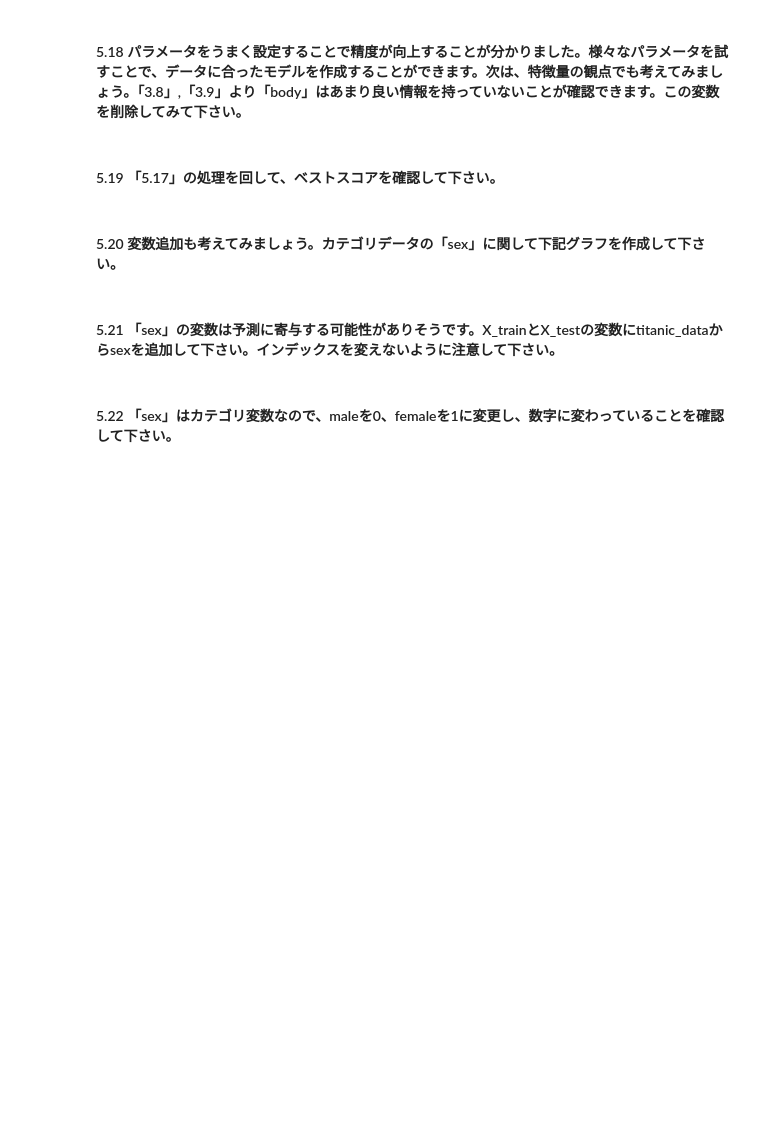
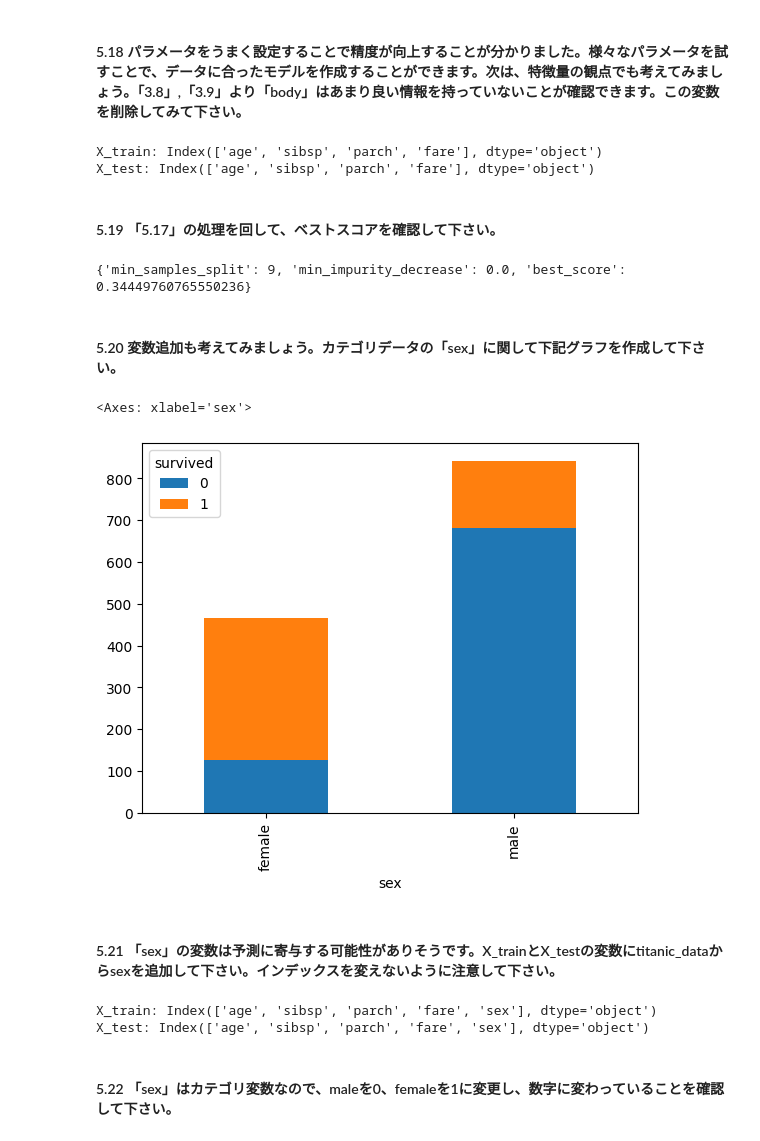
Before and after one commit to s-tak0812/python_train, a Jupyter notebook: machine_learning_editor.ipynb, the cells around one changed output. Saved outputs shown, nothing was run; the diff lists cells and outputs as text; code cells hidden in the pictures; blank space fills up the shorter version.

```diff
--- a/machine_learning_editor.ipynb
+++ b/machine_learning_editor.ipynb
@@ -580,10 +598,50 @@ for min_samples_split in min_samples_split_list:
 # %% [markdown]
 #### 5.18 パラメータをうまく設定することで精度が向上することが分かりました。様々なパラメータを試すことで、データに合ったモデルを作成することができます。次は、特徴量の観点でも考えてみましょう。「3.8」,「3.9」より「body」はあまり良い情報を持っていないことが確認できます。この変数を削除してみて下さい。
+# %%
+X_train.drop('body',axis=1,inplace=True)
+X_test.drop('body',axis=1,inplace=True)
+print("X_train:",X_train.columns)
+print("X_test:",X_test.columns)
+# %% [output]
+X_train: Index(['age', 'sibsp', 'parch', 'fare'], dtype='object')
+X_test: Index(['age', 'sibsp', 'parch', 'fare'], dtype='object')
 # %% [markdown]
 #### 5.19 「5.17」の処理を回して、ベストスコアを確認して下さい。
+# %%
+best_score = 0
+
+min_samples_split_list = [i for i in range(5,11)]
+min_impurity_decrease_list = np.arange(0, 0.025, 0.005)
+
+for min_samples_split in min_samples_split_list:
+    for min_impurity_decrease in min_impurity_decrease_list:
+        decision_tree = tree.DecisionTreeClassifier(min_samples_split=min_samples_split, min_impurity_decrease=min_impurity_decrease,random_state=0)
+        decision_tree.fit(X_train, y_train)
+        y_pred = decision_tree.predict(X_test)
+        score = f1_score(y_test, y_pred)
+        if score > best_score:
+            best_score = score
+            best_parameters = {'min_samples_split':min_samples_split,'min_impurity_decrease':min_impurity_decrease,'best_score':best_score}
+print(best_parameters)
+# %% [output]
+{'min_samples_split': 9, 'min_impurity_decrease': 0.0, 'best_score': 0.34449760765550236}
 # %% [markdown]
 #### 5.20 変数追加も考えてみましょう。カテゴリデータの「sex」に関して下記グラフを作成して下さい。
+# %%
+cross_tab_temp = pd.crosstab(titanic_data['sex'] , titanic_data_except_object["survived"] )
+cross_tab_temp.plot.bar(stacked=True)
+# %% [output]
+<Axes: xlabel='sex'>
+[figure, added]
 # %% [markdown]
 #### 5.21 「sex」の変数は予測に寄与する可能性がありそうです。X_trainとX_testの変数にtitanic_dataからsexを追加して下さい。インデックスを変えないように注意して下さい。
+# %%
+X_train['sex'] = titanic_data['sex'][:914]
+X_test['sex'] = titanic_data['sex'][915:]
+print("X_train:",X_train.columns)
+print("X_test:",X_test.columns)
+# %% [output]
+X_train: Index(['age', 'sibsp', 'parch', 'fare', 'sex'], dtype='object')
+X_test: Index(['age', 'sibsp', 'parch', 'fare', 'sex'], dtype='object')
 # %% [markdown]
 #### 5.22 「sex」はカテゴリ変数なので、maleを0、femaleを1に変更し、数字に変わっていることを確認して下さい。
```
Also changed, not shown: parts of 27 cells of this notebook.
